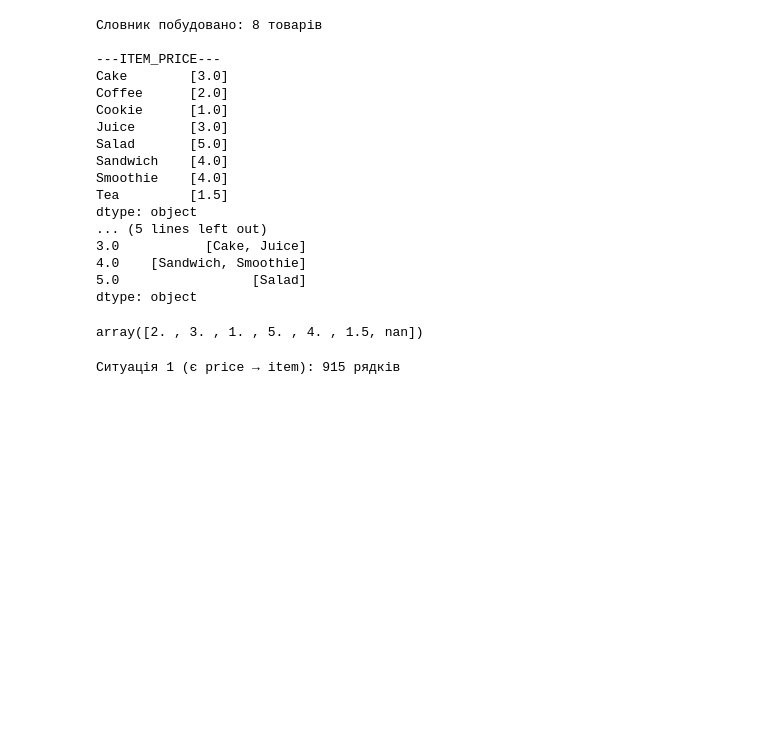
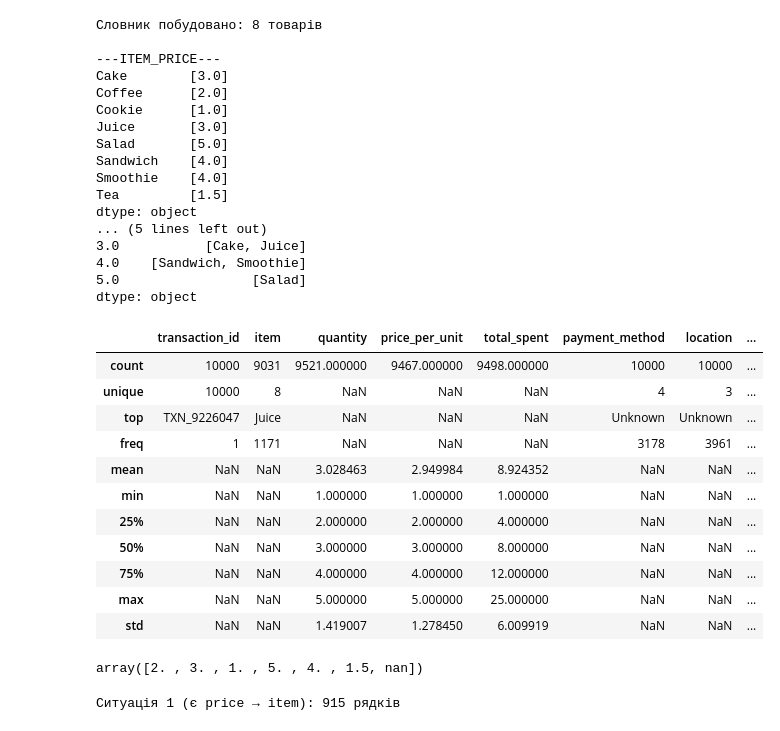
Before and after one commit to DymaStar/Analysis_Cafe_Sales-, a Jupyter notebook: DS_110626cafe_eda_workbook_version2.ipynb, the cells around one changed output. Drawn from its saved outputs; the diff is of its cells as text; code cells hidden in the pictures; blank space fills up the shorter version.

```diff
--- a/DS_110626cafe_eda_workbook_version2.ipynb
+++ b/DS_110626cafe_eda_workbook_version2.ipynb
@@ -387,0 +378,16 @@ print(f'Видалено рядків без transaction_id: {before - len(df)}'
+# %%
+# transaction_id: видалити рядки, де відсутній ідентифікатор транзакції
+before = len(df)
+df = df.dropna(subset=['transaction_id']).copy()
+print(f'Видалено рядків без transaction_id: {before - len(df)}')
+
+# payment_method: пропуски заповнюємо окремою категорією Unknown
+# Це краще, ніж мода, бо відсутній спосіб оплати теж є інформацією.
+df['payment_method'] = df['payment_method'].fillna('Unknown')
+
+# location: пропуски також заповнюємо Unknown
+df['location'] = df['location'].fillna('Unknown')
+
+# item поки не заповнюємо, бо далі будемо відновлювати його логічно через price_per_unit.
+print('Пропуски після обробки payment_method/location:')
+display(df[['transaction_id', 'payment_method', 'location', 'item']].isna().sum())
@@ -636,9 +680,26 @@ dtype: object
 dtype: object
 # %%
 df.describe(include='all')
-df.price_per_unit.unique()
 # %% [output]
-array([2. , 3. , 1. , 5. , 4. , 1.5, nan])
+|  | transaction_id | item | quantity | price_per_unit | total_spent | payment_method | location | ... |
+| count | 10000 | 9031 | 9521.000000 | 9467.000000 | 9498.000000 | 10000 | 10000 | ... |
+| unique | 10000 | 8 | NaN | NaN | NaN | 4 | 3 | ... |
+| top | TXN_9226047 | Juice | NaN | NaN | NaN | Unknown | Unknown | ... |
+| freq | 1 | 1171 | NaN | NaN | NaN | 3178 | 3961 | ... |
+| mean | NaN | NaN | 3.028463 | 2.949984 | 8.924352 | NaN | NaN | ... |
+| min | NaN | NaN | 1.000000 | 1.000000 | 1.000000 | NaN | NaN | ... |
+| 25% | NaN | NaN | 2.000000 | 2.000000 | 4.000000 | NaN | NaN | ... |
+| 50% | NaN | NaN | 3.000000 | 3.000000 | 8.000000 | NaN | NaN | ... |
+| 75% | NaN | NaN | 4.000000 | 4.000000 | 12.000000 | NaN | NaN | ... |
+| max | NaN | NaN | 5.000000 | 5.000000 | 25.000000 | NaN | NaN | ... |
+| std | NaN | NaN | 1.419007 | 1.278450 | 6.009919 | NaN | NaN | ... |
+# %%
+
+# Показати всі унікальні значення у стовпці price_per_unit
+# Використовується для швидкої перевірки можливих цін і наявності пропусків.
+df['price_per_unit'].unique()
+# %% [output]
+array([2. , 3. , 1. , 5. , 4. , 1.5, nan])
 # %%
 # ==========================================
 # Ситуація 1.
```
Also changed, not shown: parts of 40 cells of this notebook.
